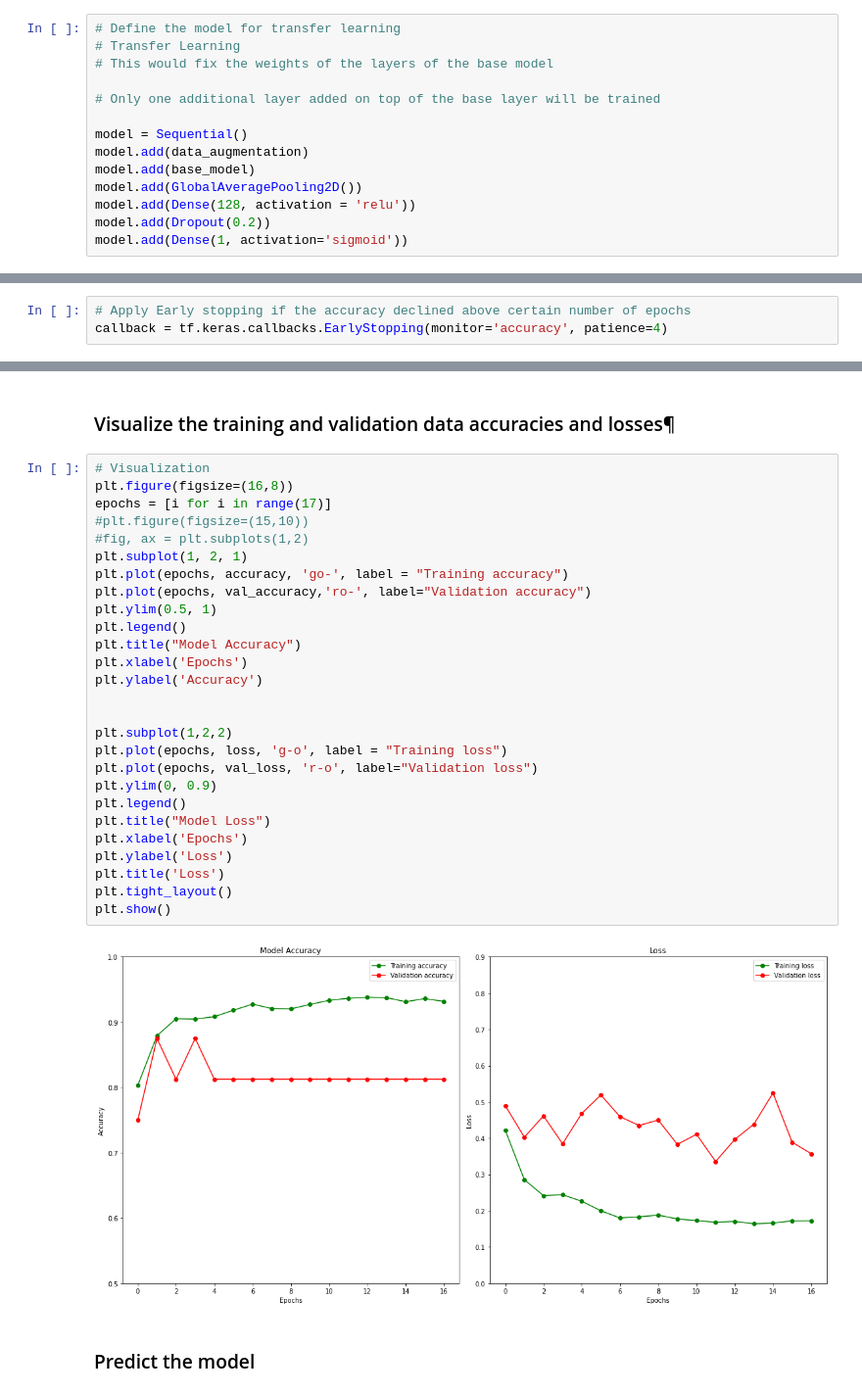
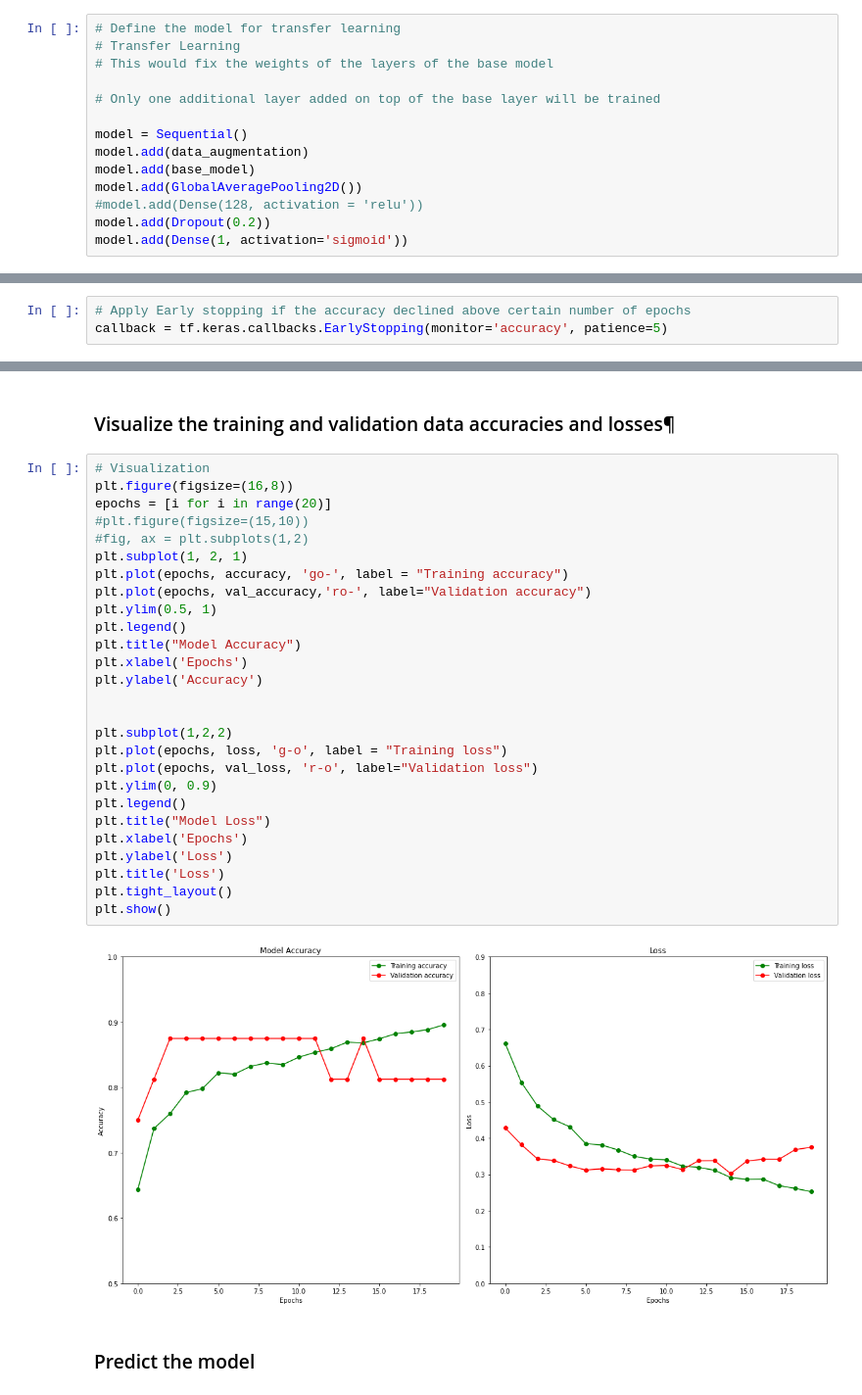
Before and after one commit to TemesgenGT/Transfer-Learning-for-Pneumonia-Detection, a Jupyter notebook: Transfer-Learning.ipynb, the cells around one changed output, grey strips where cells are left out. Shown: that part at 98% size. Drawn from its saved outputs; the diff is of its cells as text.

```diff
--- a/Transfer-Learning.ipynb
+++ b/Transfer-Learning.ipynb
@@ -139,7 +143,7 @@ model = Sequential()
 model.add(data_augmentation)
 model.add(base_model)
 model.add(GlobalAveragePooling2D())
-model.add(Dense(128, activation = 'relu'))
+#model.add(Dense(128, activation = 'relu'))
 model.add(Dropout(0.2))
 model.add(Dense(1, activation='sigmoid'))
 # %%
@@ -178,7 +182,7 @@ model.compile(optimizer=tf.keras.optimizers.Adam(lr=base_learning_rate),
 #### Use Early Stopping  when parameter stop to show improvment over a certain number of epochs to curb computation time.
 # %%
 # Apply Early stopping if the accuracy declined above certain number of epochs
-callback = tf.keras.callbacks.EarlyStopping(monitor='accuracy', patience=4)
+callback = tf.keras.callbacks.EarlyStopping(monitor='accuracy', patience=5)
 # %% [markdown]
 ## Train the Model
 # %%
@@ -224,32 +233,32 @@ val_loss = history.history['val_loss']
 # %%
 # Visualization
 plt.figure(figsize=(16,8))
-epochs = [i for i in range(17)]
+epochs = [i for i in range(20)]
 #plt.figure(figsize=(15,10))
 #fig, ax = plt.subplots(1,2)
 plt.subplot(1, 2, 1)
 plt.plot(epochs, accuracy, 'go-', label = "Training accuracy")
 plt.plot(epochs, val_accuracy,'ro-', label="Validation accuracy")
 plt.ylim(0.5, 1)
 plt.legend()
 plt.title("Model Accuracy")
 plt.xlabel('Epochs')
 plt.ylabel('Accuracy')
 
 
 plt.subplot(1,2,2)
 plt.plot(epochs, loss, 'g-o', label = "Training loss")
 plt.plot(epochs, val_loss, 'r-o', label="Validation loss")
 plt.ylim(0, 0.9)
 plt.legend()
 plt.title("Model Loss")
 plt.xlabel('Epochs')
 plt.ylabel('Loss')
 plt.title('Loss')
 plt.tight_layout()
 plt.show()
 # %% [output]
-[figure, old version]
+[figure, new version]
 # %% [markdown]
 ### Predict the model
 # %%
```
Also changed, not shown: parts of 17 cells of this notebook.
